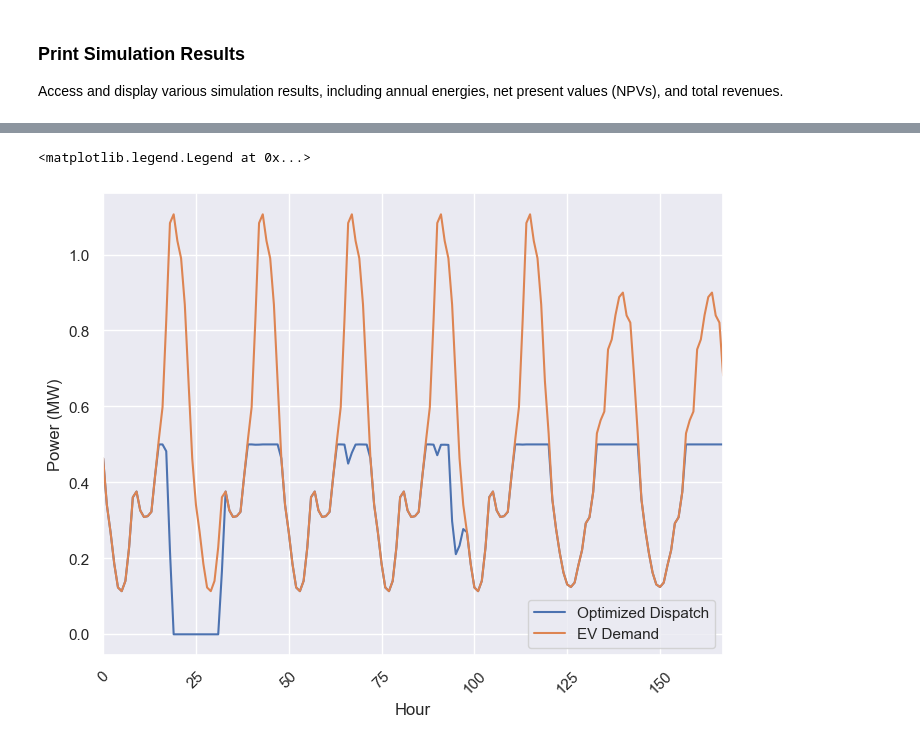
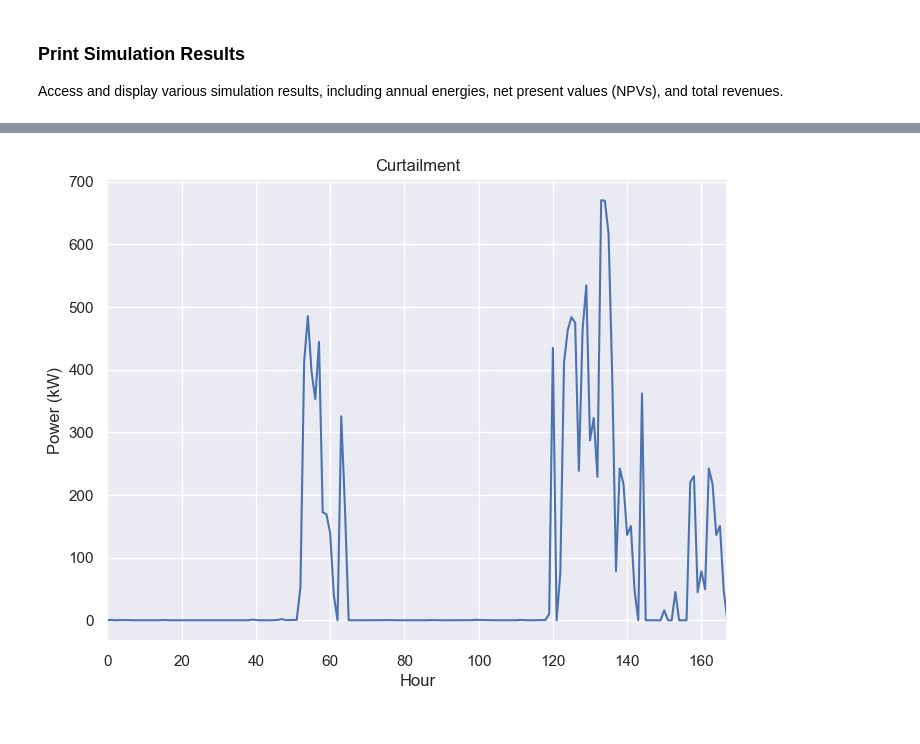
Before and after one commit to camirmas/HOPP, a Jupyter notebook: ev/notebooks/ev-load-following-battery.ipynb, the cells around one changed output, grey strips where cells are left out. Saved outputs shown, nothing was run; the diff lists cells and outputs as text; code cells hidden in the pictures.

Commit message:
Update results w/fixed dispatch

```diff
--- a/ev/notebooks/ev-load-following-battery.ipynb
+++ b/ev/notebooks/ev-load-following-battery.ipynb
@@ -88,0 +76,4 @@ case
+# %%
+case = get_best_case()
+
+case
@@ -182,19 +225,14 @@ hybrid_plant.lcoe_real["hybrid"]/100
 # %%
 fig, ax = plt.subplots(figsize=(8, 6))
 
 x = np.arange(8760)
-y = np.array(hybrid_plant.generation_profile["hybrid"]) / 1000
+y = np.array(hybrid_plant.grid.schedule_curtailed)
 
-ax.plot(x[:periods], y[:periods], label="Optimized Dispatch")
-ax.plot(x[:periods], ev_load[:periods] / 1000, label="EV Demand")
+ax.plot(x[:periods], y[:periods])
 
-ax.set_xticks(ax.get_xticks(), ax.get_xticklabels(), rotation=45)
-
+ax.set_title("Curtailment")
 ax.set_xlabel("Hour")
-ax.set_ylabel("Power (MW)")
+ax.set_ylabel("Power (kW)")
 ax.set_xmargin(0)
-
-ax.legend()
 # %% [output]
-<matplotlib.legend.Legend at 0x...>
-[figure, old version]
+[figure, new version]
```
Also changed, not shown: parts of 17 cells of this notebook, 21 other files.
